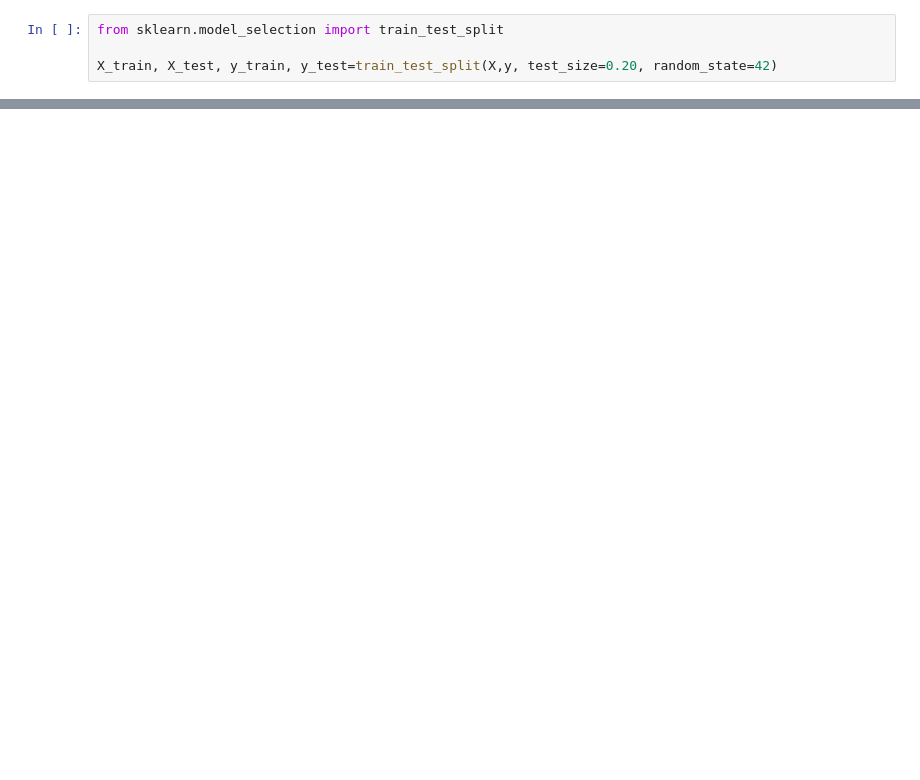
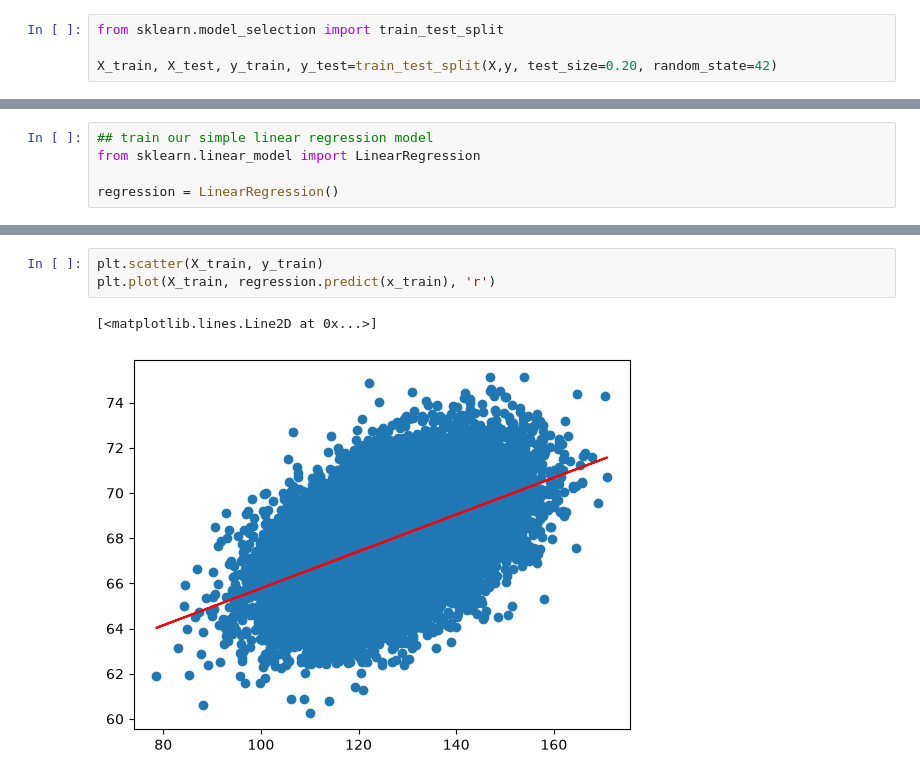
Before and after one commit to mohdshubair313/machine-learning-concepts, a Jupyter notebook: 2_Linear_regression_to_Deployment/1stProgram.ipynb, the cells around one changed output, grey strips where cells are left out. Cells and saved outputs as stored; diff of their text form; blank space fills up the shorter version.

```diff
--- a/2_Linear_regression_to_Deployment/1stProgram.ipynb
+++ b/2_Linear_regression_to_Deployment/1stProgram.ipynb
@@ -48,0 +54,5 @@ Name: Height(Inches), Length: 25000, dtype: float64
+# %%
+## train our simple linear regression model
+from sklearn.linear_model import LinearRegression
+
+regression = LinearRegression()
@@ -48,0 +63,6 @@ Name: Height(Inches), Length: 25000, dtype: float64
+# %%
+plt.scatter(X_train, y_train)
+plt.plot(X_train, regression.predict(x_train), 'r')
+# %% [output]
+[<matplotlib.lines.Line2D at 0x...>]
+[figure, added]
```
Also changed, not shown: parts of 21 cells of this notebook.
